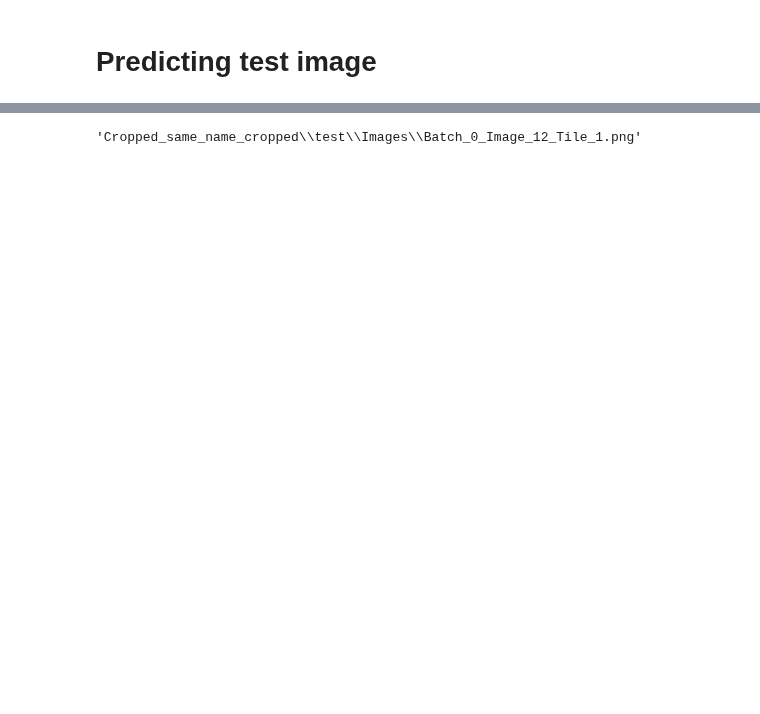
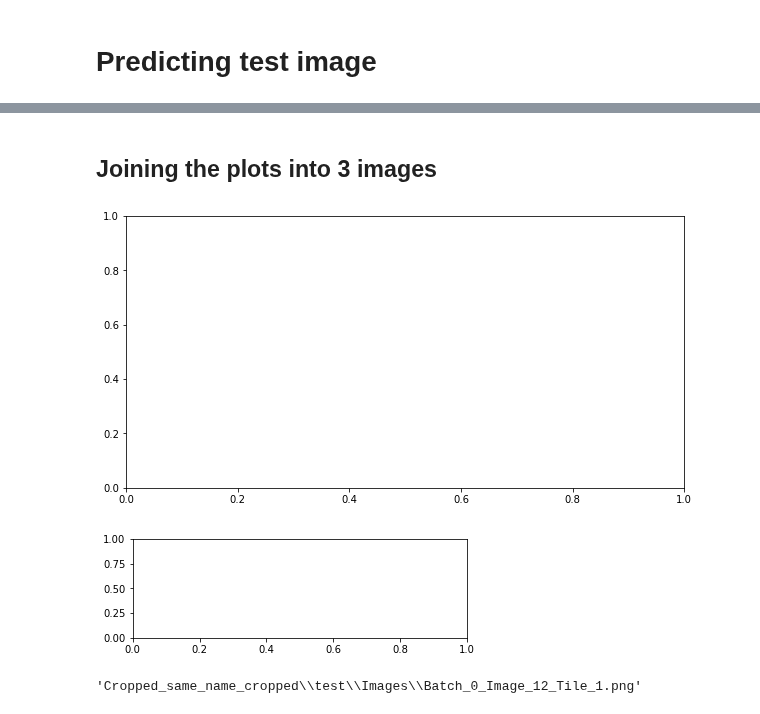
Before and after one commit to CSCCNY/final-project-landandbuildingsatimg-ccny, a Jupyter notebook: notebooks/scratch/01-SM_VGG16_UNET_V2_of.ipynb, the cells around one changed output, grey strips where cells are left out. Cells and saved outputs as stored; diff of their text form; code cells hidden in the pictures; blank space fills up the shorter version.

```diff
--- a/notebooks/scratch/01-SM_VGG16_UNET_V2_of.ipynb
+++ b/notebooks/scratch/01-SM_VGG16_UNET_V2_of.ipynb
@@ -321,0 +343,3 @@ plt.imshow(out)
+# %%
+predicted_img = np.asarray(out)
+predicted_img
@@ -322,3 +423,33 @@ plt.imshow(out)
+# %% [markdown]
+## Joining the plots into 3 images
+# %%
+plt.figure(figsize=(10,5))
+
+ax1 = plt.subplot(1,1,1)# number of row = 1, number of columns = 2, subplot order = 1
+# OR can be written as ax1 = plt.subplot(121)
+
+ax1 = plot_label(predicted_img, labels,col_dict)
+# Short version: ax1.scatter(versi.petal_width,versi.petal_length)
+
+#OR
+#versi.plot(kind='scatter', x='petal_width', y='petal_length', ax = ax1)
+# Short version:versi.plot.scatter('petal_width','petal_length', ax = ax1)
+
+# ax1.set_title('versicolor')
+# ax1.set_xlabel('petal width')
+# ax1.set_ylabel('petal length')
+
+ax2 = plt.subplot(2,1,2)
+#ax2 = plot_label(mask_img, labels,col_dict)
+# ax2.set_title('setosa')
+# ax2.set_xlabel('petal width')
+# ax2.set_ylabel('petal length')
+
+# plt.subplots_adjust(wspace=0.4)
+# plt.show()
+# %% [output]
+[figure, added]
+[figure, added]
 # %%
 o = model.predict_segmentation(
     inp="dataset1/images_prepped_test/0016E5_07965.png",
```
Also changed, not shown: parts of 17 cells of this notebook.
